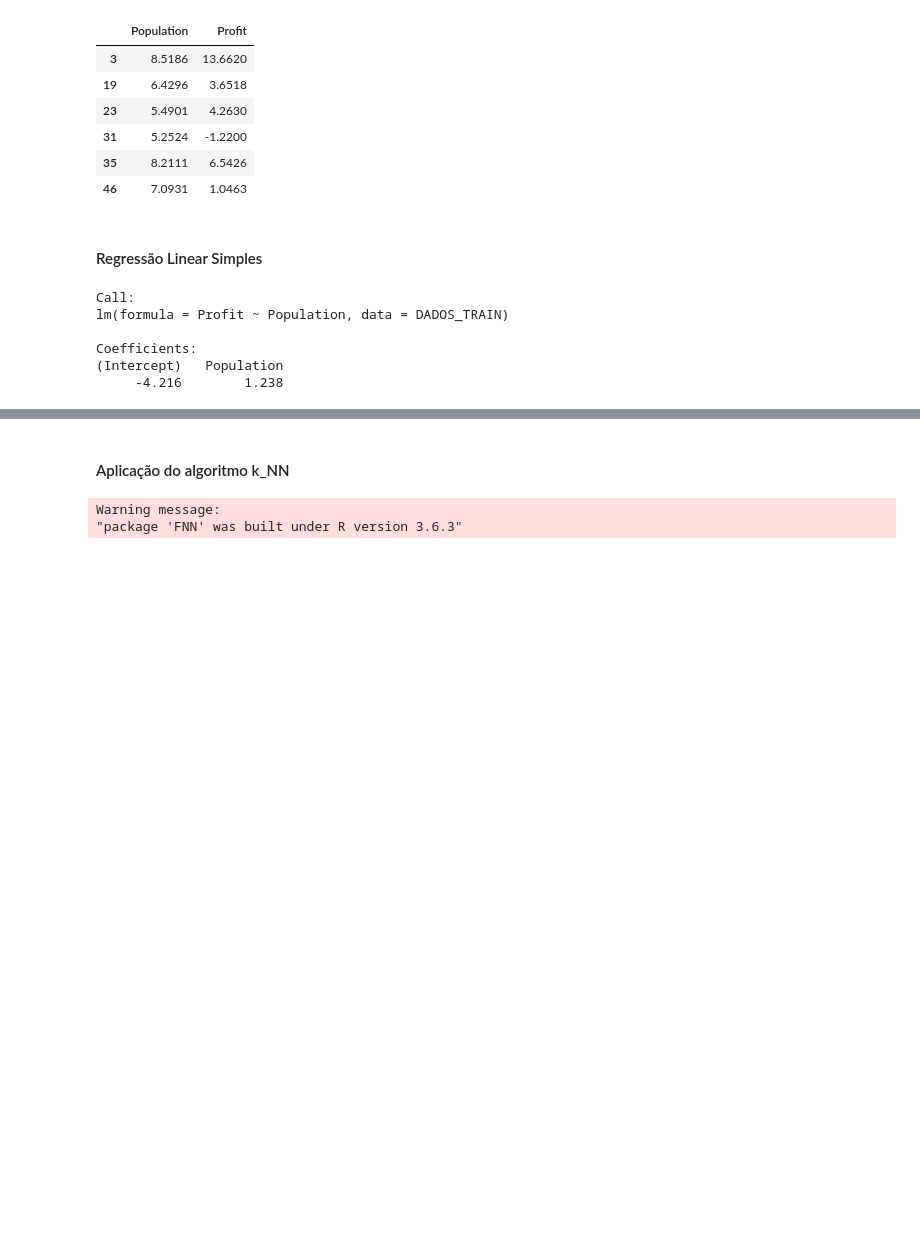
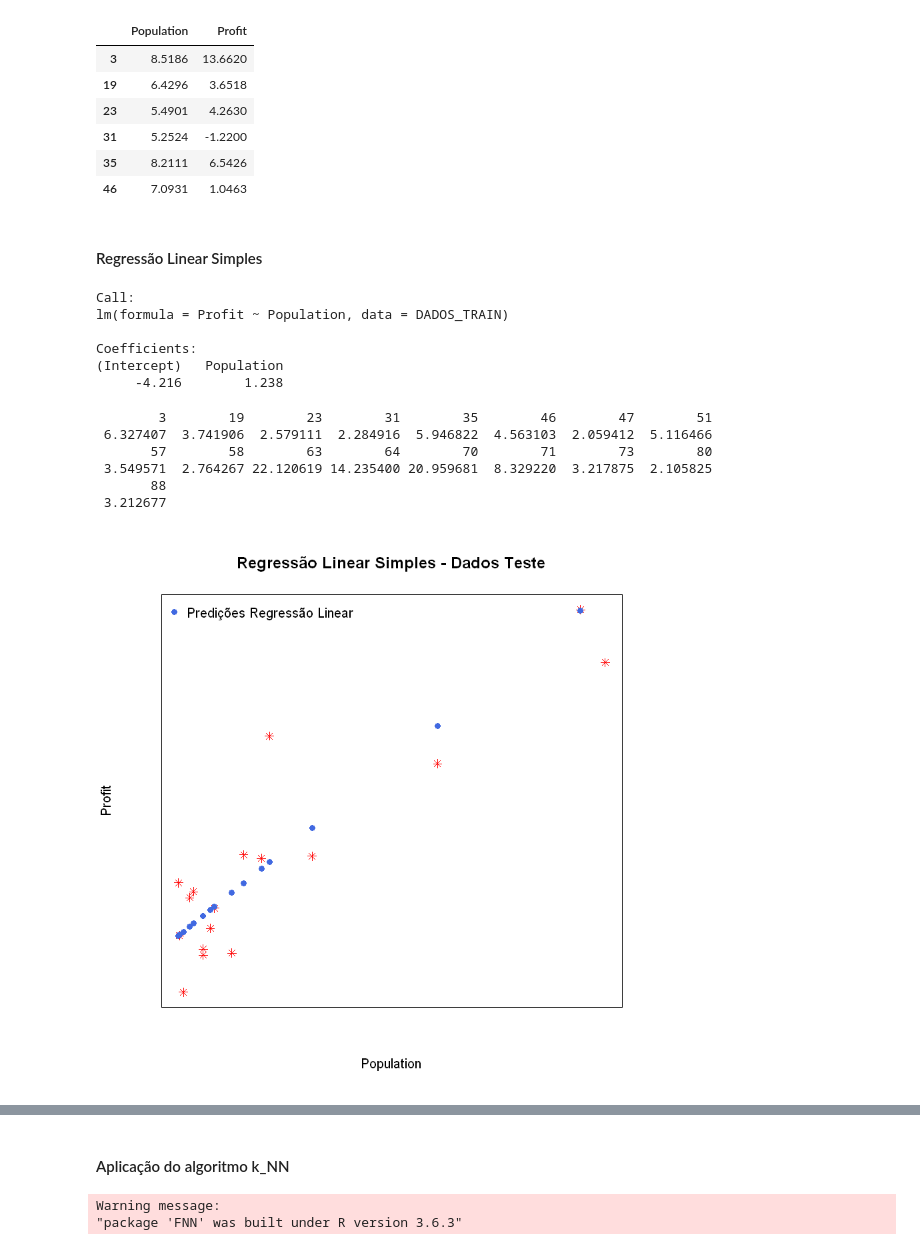
Before and after one commit to janiosl/rDS, a Jupyter notebook: ml/T2/T2_R_version.ipynb, the cells around one changed output, grey strips where cells are left out. Saved outputs shown, nothing was run; the diff lists cells and outputs as text; code cells hidden in the pictures; blank space fills up the shorter version.

```diff
--- a/ml/T2/T2_R_version.ipynb
+++ b/ml/T2/T2_R_version.ipynb
@@ -117,4 +124,35 @@ lm(formula = Profit ~ Population, data = DADOS_TRAIN)
 Coefficients:
 (Intercept)   Population
      -4.216        1.238
+# %%
+y_pred = predict(regLin, DADOS_TEST)
+y_pred
+# %% [output]
+        3        19        23        31        35        46        47        51
+ 6.327407  3.741906  2.579111  2.284916  5.946822  4.563103  2.059412  5.116466
+       57        58        63        64        70        71        73        80
+ 3.549571  2.764267 22.120619 14.235400 20.959681  8.329220  3.217875  2.105825
+       88
+ 3.212677
+# %%
+#Ativar para gravar gráfico em arquivo
+#pdf("target/plot1.1.1.2.pdf", width = 6, height = 6)
+
+plot(Profit ~ Population, data=DADOS_TEST,
+     col="red", main="Regressão Linear Simples - Dados Teste",
+     pch=8, xaxt="n", yaxt="n")
+
+points(DADOS_TEST$Population, y_pred, col="royalblue", pch=19)
+
+legend(x = "topleft",
+       legend = "Predições Regressão Linear",
+       #lty = 1,
+       #lwd = 3,
+       bty = "n",
+       col="royalblue", pch=19)
+
+#Ativar para gravar gráfico em arquivo
+#dev.off()
+# %% [output]
+[figure, added]
 # %%
```
Also changed, not shown: parts of 20 cells of this notebook, 6 other files.
